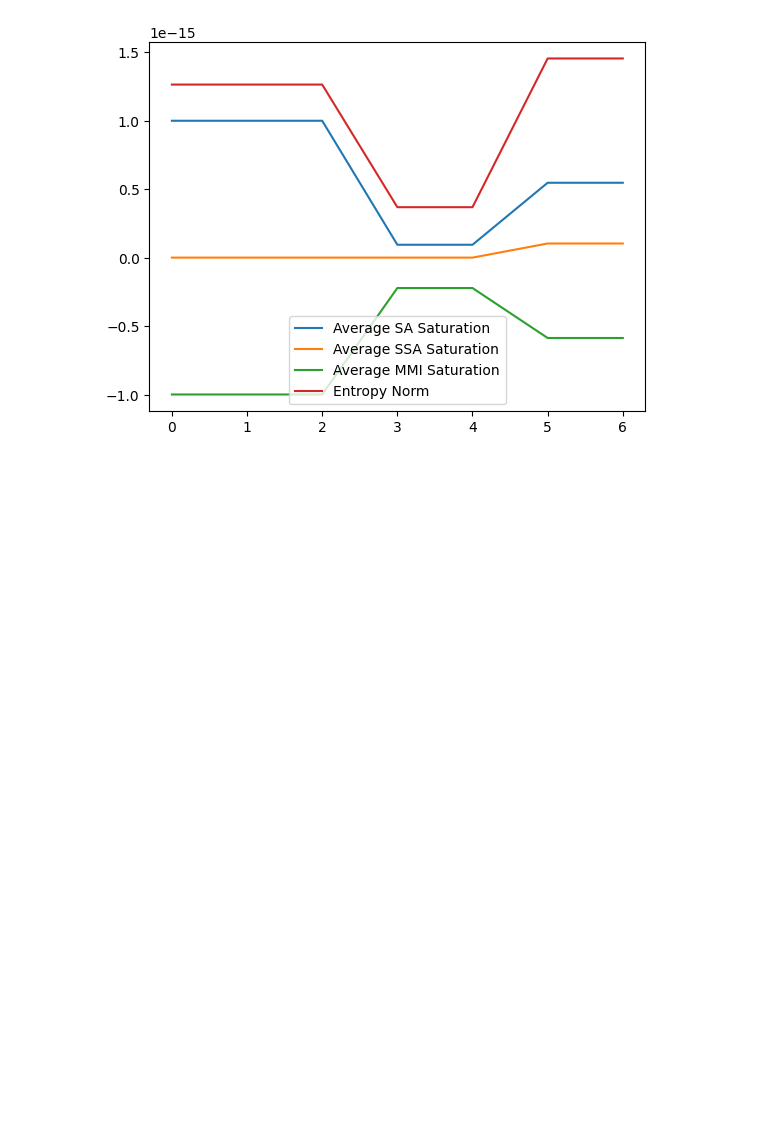
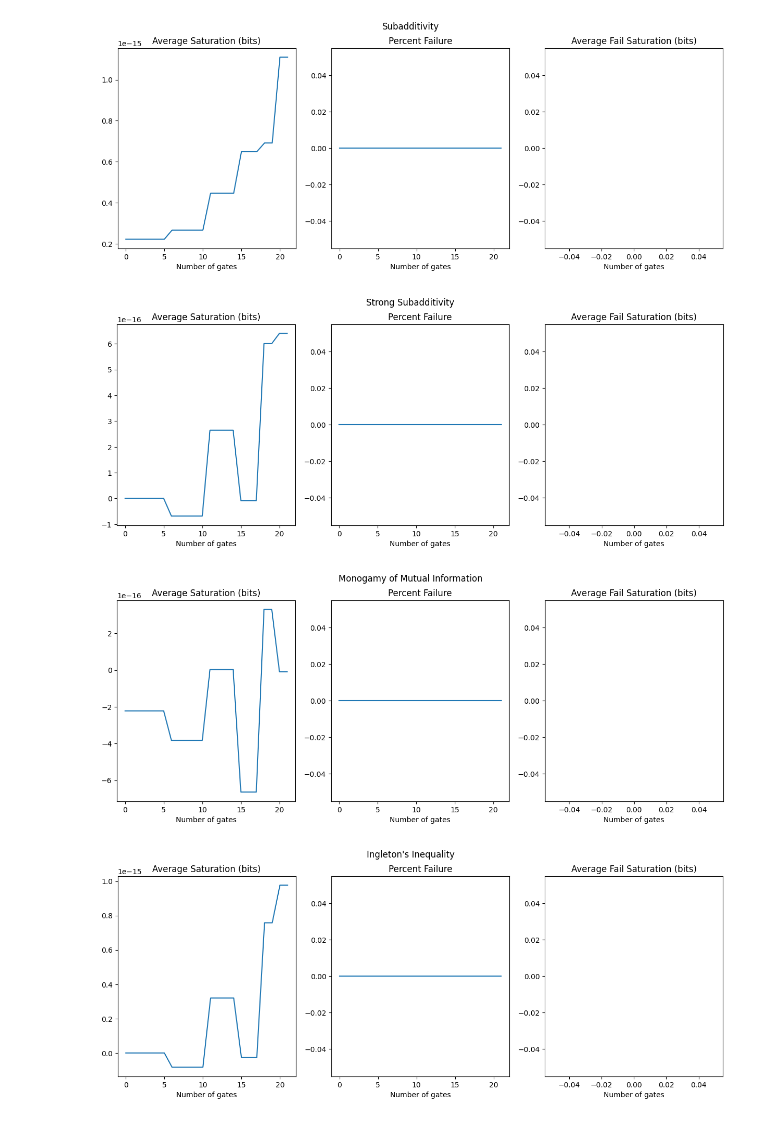
Before and after one commit to DylanJVA/QI_Research, a Jupyter notebook: QIP_Usage.ipynb, the cells around one changed output. Drawn from its saved outputs; the diff is of its cells as text; code cells hidden in the pictures; blank space fills up the shorter version.

```diff
--- a/QIP_Usage.ipynb
+++ b/QIP_Usage.ipynb
@@ -49,4 +76,4 @@ def qft(circuit_size):
     circuit.reverse_bits()
     return circuit
 # %%
-qft_circuit = qft(3)
+qft_circuit = qft(6)
@@ -57,3 +80,10 @@ qft_circuit.plot_saturations()
+# %%
+qft_circuit.plot_saturations(savefiles=True,folder="qft-6/")
+# %% [output]
+[figure, added]
+[figure, added]
+[figure, added]
+[figure, added]
 # %%
 def qft_inverse(circuit_size):
 
@@ -76,4 +105,0 @@ qft_i_circuit = qft_inverse(3)
-# %%
-qft_i_circuit.plot_saturations()
-# %% [output]
-[figure, removed]
```
Also changed, not shown: parts of 44 cells of this notebook, 1 other file.
